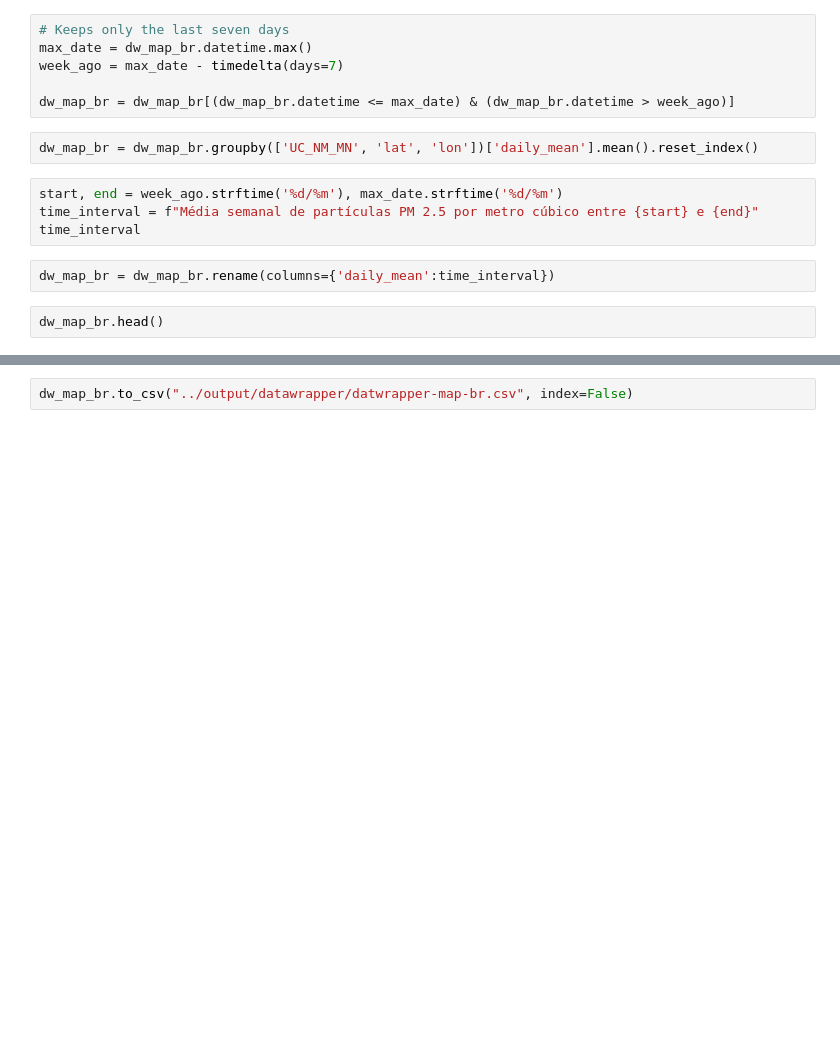
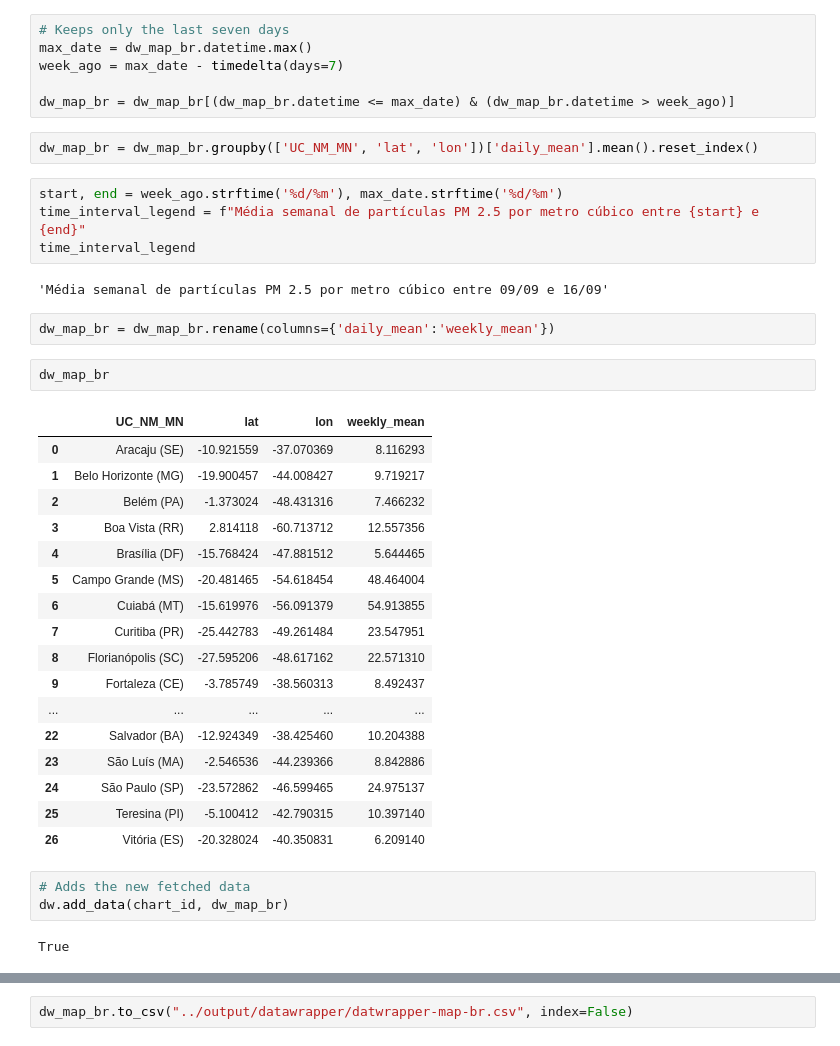
Before and after one commit to dw-data/latam-pollution-levels, a Jupyter notebook: code/3. Make visualization files.ipynb, the cells around one changed output, grey strips where cells are left out. Cells and saved outputs as stored; diff of their text form; blank space fills up the shorter version.

```diff
--- a/code/3. Make visualization files.ipynb
+++ b/code/3. Make visualization files.ipynb
@@ -206,9 +348,34 @@ dw_map_br = dw_map_br[(dw_map_br.datetime <= max_date) & (dw_map_br.datetime > w
 dw_map_br = dw_map_br.groupby(['UC_NM_MN', 'lat', 'lon'])['daily_mean'].mean().reset_index()
 # %%
 start, end = week_ago.strftime('%d/%m'), max_date.strftime('%d/%m')
-time_interval = f"Média semanal de partículas PM 2.5 por metro cúbico entre {start} e {end}"
-time_interval
+time_interval_legend = f"Média semanal de partículas PM 2.5 por metro cúbico entre {start} e {end}"
+time_interval_legend
+# %% [output]
+'Média semanal de partículas PM 2.5 por metro cúbico entre 09/09 e 16/09'
 # %%
-dw_map_br = dw_map_br.rename(columns={'daily_mean':time_interval})
+dw_map_br = dw_map_br.rename(columns={'daily_mean':'weekly_mean'})
+# %%
+dw_map_br
+# %% [output]
+|  | UC_NM_MN | lat | lon | weekly_mean |
+| 0 | Aracaju (SE) | -10.921559 | -37.070369 | 8.116293 |
+| 1 | Belo Horizonte (MG) | -19.900457 | -44.008427 | 9.719217 |
+| 2 | Belém (PA) | -1.373024 | -48.431316 | 7.466232 |
+| 3 | Boa Vista (RR) | 2.814118 | -60.713712 | 12.557356 |
+| 4 | Brasília (DF) | -15.768424 | -47.881512 | 5.644465 |
+| 5 | Campo Grande (MS) | -20.481465 | -54.618454 | 48.464004 |
+| 6 | Cuiabá (MT) | -15.619976 | -56.091379 | 54.913855 |
+| 7 | Curitiba (PR) | -25.442783 | -49.261484 | 23.547951 |
+| 8 | Florianópolis (SC) | -27.595206 | -48.617162 | 22.571310 |
+| 9 | Fortaleza (CE) | -3.785749 | -38.560313 | 8.492437 |
+| ... | ... | ... | ... | ... |
+| 22 | Salvador (BA) | -12.924349 | -38.425460 | 10.204388 |
+| 23 | São Luís (MA) | -2.546536 | -44.239366 | 8.842886 |
+| 24 | São Paulo (SP) | -23.572862 | -46.599465 | 24.975137 |
+| 25 | Teresina (PI) | -5.100412 | -42.790315 | 10.397140 |
+| 26 | Vitória (ES) | -20.328024 | -40.350831 | 6.209140 |
 # %%
-dw_map_br.head()
+# Adds the new fetched data
+dw.add_data(chart_id, dw_map_br)
+# %% [output]
+True
```
Also changed, not shown: parts of 38 cells of this notebook, 7 other files.
